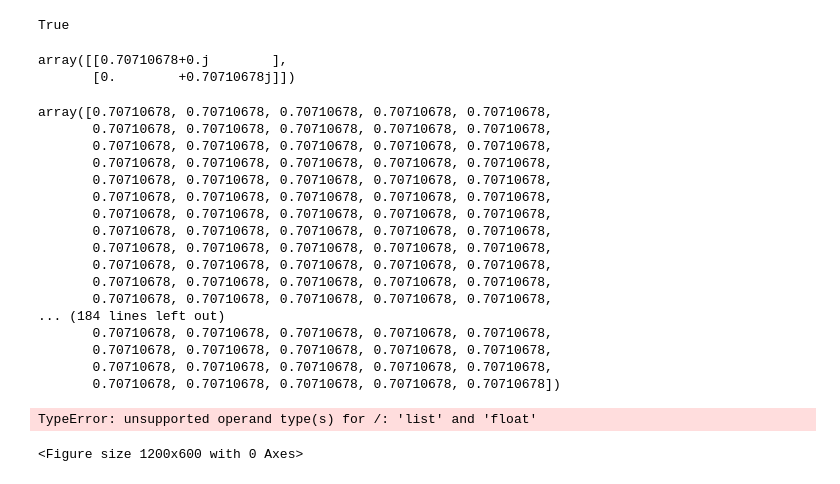
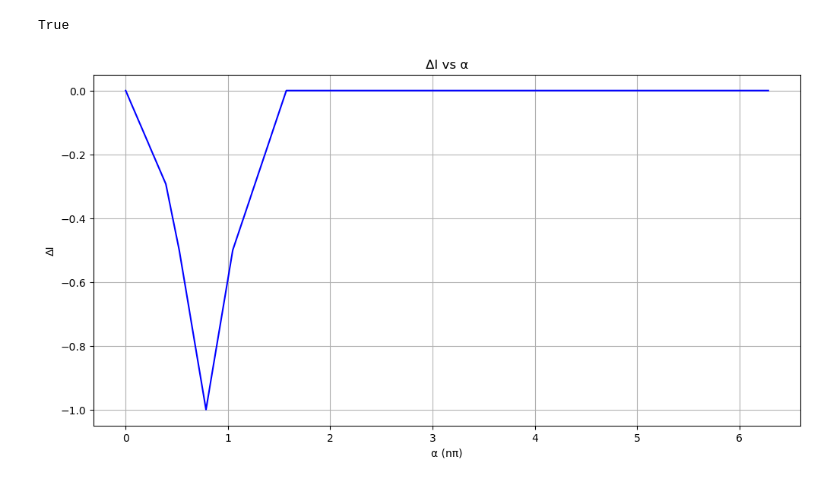
Before and after one commit to Aguiario/Polarimetric_Interferomerty, a Jupyter notebook: Rene.ipynb, the cells around one changed output. Drawn from its saved outputs; the diff is of its cells as text; code cells hidden in the pictures.

```diff
--- a/Rene.ipynb
+++ b/Rene.ipynb
@@ -85,48 +85,22 @@ vartheta = info[2]
 vartheta[320,0] == vartheta[0,0]
 # %% [output]
 True
-# %%
-E_s[0,0]
-# %% [output]
-array([[0.70710678+0.j        ],
-       [0.        +0.70710678j]])
-# %%
-m[320]
-# %% [output]
-array([0.70710678, 0.70710678, 0.70710678, 0.70710678, 0.70710678,
-       0.70710678, 0.70710678, 0.70710678, 0.70710678, 0.70710678,
-       0.70710678, 0.70710678, 0.70710678, 0.70710678, 0.70710678,
-       0.70710678, 0.70710678, 0.70710678, 0.70710678, 0.70710678,
-       0.70710678, 0.70710678, 0.70710678, 0.70710678, 0.70710678,
-       0.70710678, 0.70710678, 0.70710678, 0.70710678, 0.70710678,
-       0.70710678, 0.70710678, 0.70710678, 0.70710678, 0.70710678,
-       0.70710678, 0.70710678, 0.70710678, 0.70710678, 0.70710678,
-       0.70710678, 0.70710678, 0.70710678, 0.70710678, 0.70710678,
-       0.70710678, 0.70710678, 0.70710678, 0.70710678, 0.70710678,
-       0.70710678, 0.70710678, 0.70710678, 0.70710678, 0.70710678,
-       0.70710678, 0.70710678, 0.70710678, 0.70710678, 0.70710678,
-... (184 lines left out)
-       0.70710678, 0.70710678, 0.70710678, 0.70710678, 0.70710678,
-       0.70710678, 0.70710678, 0.70710678, 0.70710678, 0.70710678,
-       0.70710678, 0.70710678, 0.70710678, 0.70710678, 0.70710678,
-       0.70710678, 0.70710678, 0.70710678, 0.70710678, 0.70710678])
 # %%
 from scipy.ndimage import gaussian_filter1d  # Para suavizar la curva
 # %%
 # Suavizar la curva usando una función Gaussiana
 cambios_intensidad_suave = gaussian_filter1d(cambios_intensidad, sigma=0.01)
 
 # Graficar
 plt.figure(figsize=(12, 6))
-plt.plot(angles / np.pi, cambios_intensidad_suave, label='ΔI (suavizado)', color='b')
+plt.plot(angles , cambios_intensidad_suave, label='ΔI (suavizado)', color='b')
 plt.xlabel('α (nπ)')
 plt.ylabel('ΔI')
 plt.grid(True)
 plt.title("ΔI vs α")
 plt.show()
 # %% [output]
-TypeError: unsupported operand type(s) for /: 'list' and 'float'
-<Figure size 1200x600 with 0 Axes>
+[figure, added]
 # %%
 # Suavizar la curva usando una función Gaussiana
 desfases_suavizado = gaussian_filter1d(desfases, sigma=0.01)
```
Also changed, not shown: parts of 6 cells of this notebook, 3 other files.
